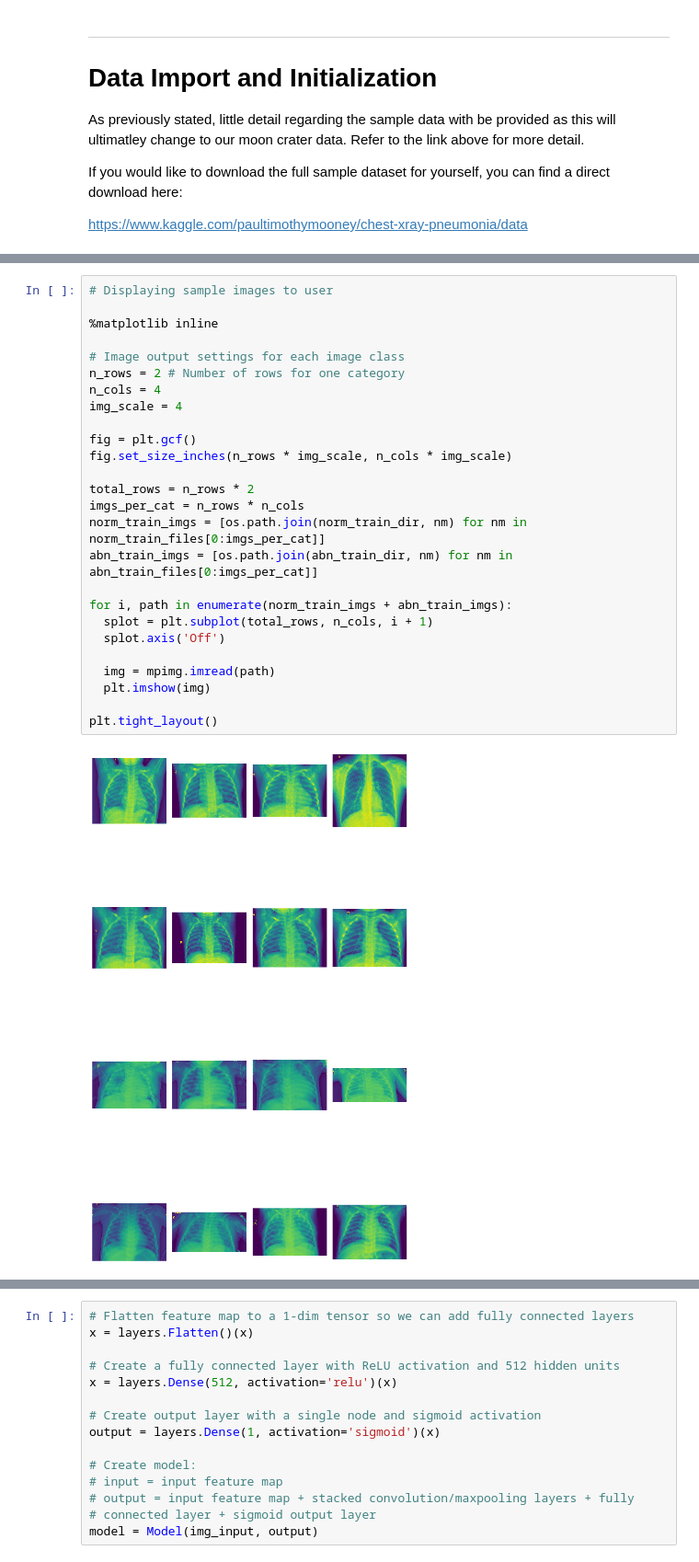
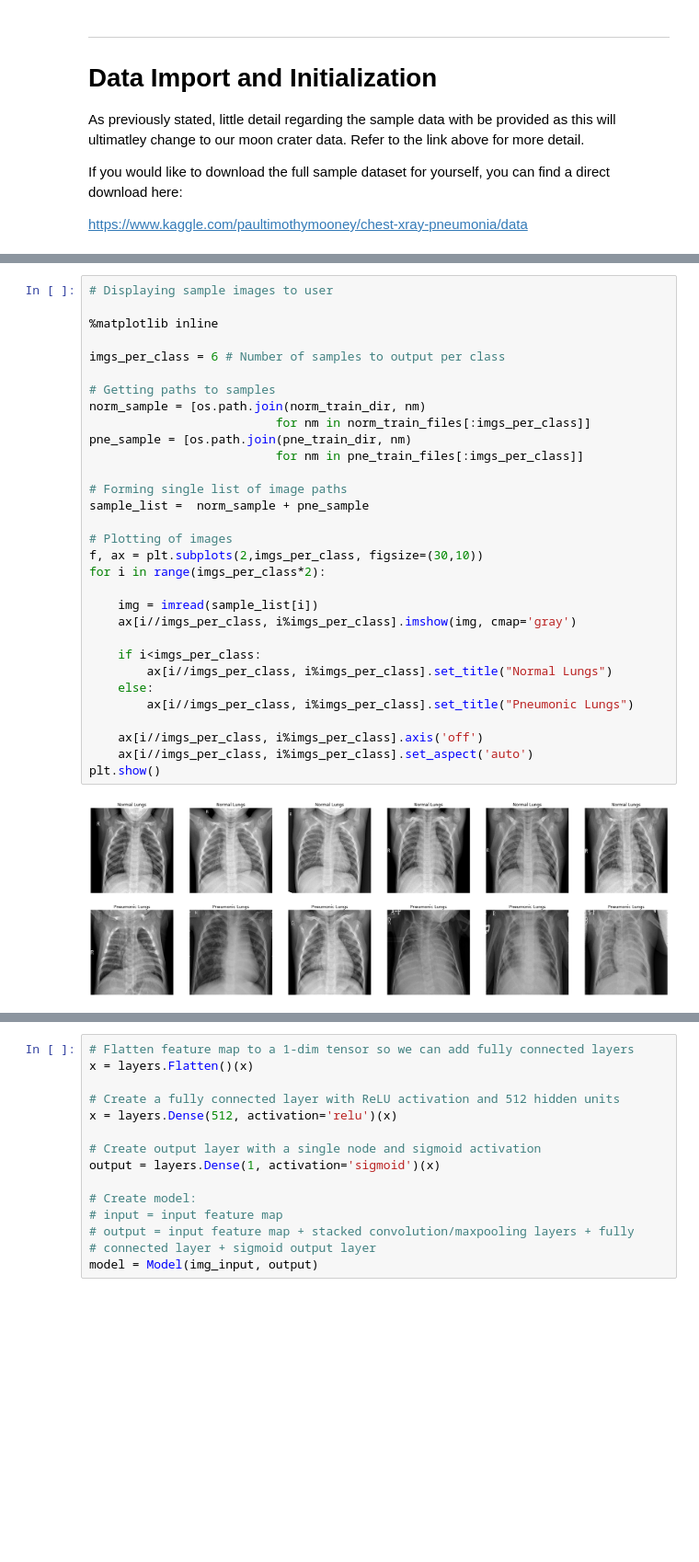
Before and after one commit to UnitForDataScience/Chest-X-Ray-Image-Classifier, a Jupyter notebook: Chest_X_Ray_Image_Classification_(Neural_Networks).ipynb, the cells around one changed output, grey strips where cells are left out. Shown at 92% size. Cells and saved outputs as stored; diff of their text form; blank space fills up the shorter version.

```diff
--- a/Chest_X_Ray_Image_Classification_(Neural_Networks).ipynb
+++ b/Chest_X_Ray_Image_Classification_(Neural_Networks).ipynb
@@ -112,29 +125,34 @@ Total pneumonitic lung xray testing images: 390
-# %%
-# Displaying sample images to user
-
-%matplotlib inline
-
-# Image output settings for each image class
-n_rows = 2 # Number of rows for one category
-n_cols = 4
-img_scale = 4
-
-fig = plt.gcf()
-fig.set_size_inches(n_rows * img_scale, n_cols * img_scale)
-
-total_rows = n_rows * 2
-imgs_per_cat = n_rows * n_cols
-norm_train_imgs = [os.path.join(norm_train_dir, nm) for nm in norm_train_files[0:imgs_per_cat]]
-abn_train_imgs = [os.path.join(abn_train_dir, nm) for nm in abn_train_files[0:imgs_per_cat]]
-
-for i, path in enumerate(norm_train_imgs + abn_train_imgs):
-  splot = plt.subplot(total_rows, n_cols, i + 1)
-  splot.axis('Off')
-
-  img = mpimg.imread(path)
-  plt.imshow(img)
-
-plt.tight_layout()
-# %% [output]
-[figure, removed]
+# %%
+# Displaying sample images to user
+
+%matplotlib inline
+
+imgs_per_class = 6 # Number of samples to output per class
+
+# Getting paths to samples
+norm_sample = [os.path.join(norm_train_dir, nm)
+                          for nm in norm_train_files[:imgs_per_class]]
+pne_sample = [os.path.join(pne_train_dir, nm)
+                          for nm in pne_train_files[:imgs_per_class]]
+
+# Forming single list of image paths
+sample_list =  norm_sample + pne_sample
+
+# Plotting of images
+f, ax = plt.subplots(2,imgs_per_class, figsize=(30,10))
+for i in range(imgs_per_class*2):
+
+    img = imread(sample_list[i])
+    ax[i//imgs_per_class, i%imgs_per_class].imshow(img, cmap='gray')
+
+    if i<imgs_per_class:
+        ax[i//imgs_per_class, i%imgs_per_class].set_title("Normal Lungs")
+    else:
+        ax[i//imgs_per_class, i%imgs_per_class].set_title("Pneumonic Lungs")
+
+    ax[i//imgs_per_class, i%imgs_per_class].axis('off')
+    ax[i//imgs_per_class, i%imgs_per_class].set_aspect('auto')
+plt.show()
+# %% [output]
+[figure, added]
 # %% [markdown]
```
Also changed, not shown: parts of 13 cells of this notebook.
